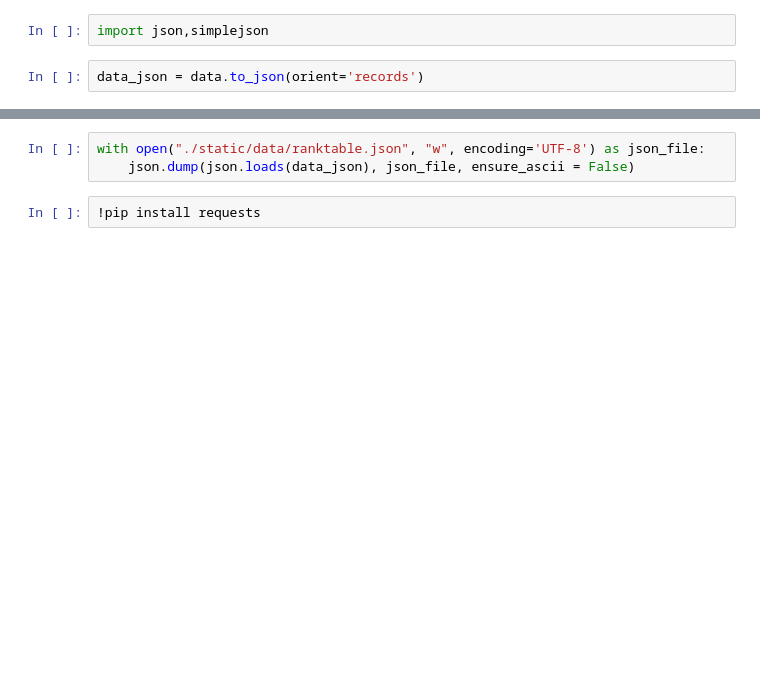
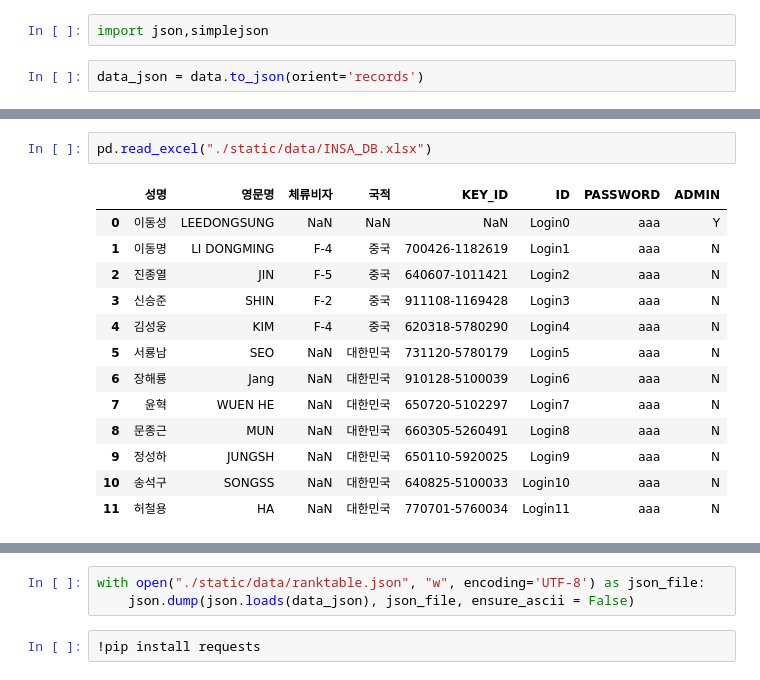
Before and after one commit to abcd00ou/Dong.github.io, a Jupyter notebook: Untitled-1.ipynb, the cells around one changed output, grey strips where cells are left out. Cells and saved outputs as stored; diff of their text form; blank space fills up the shorter version.

```diff
--- a/Untitled-1.ipynb
+++ b/Untitled-1.ipynb
@@ -45,0 +27,16 @@ data_json = data.to_json(orient='records')
+# %%
+pd.read_excel("./static/data/INSA_DB.xlsx")
+# %% [output]
+|  | 성명 | 영문명 | 체류비자 | 국적 | KEY_ID | ID | PASSWORD | ADMIN |
+| 0 | 이동성 | LEEDONGSUNG | NaN | NaN | NaN | Login0 | aaa | Y |
+| 1 | 이동명 | LI DONGMING | F-4 | 중국 | 700426-1182619 | Login1 | aaa | N |
+| 2 | 진종열 | JIN | F-5 | 중국 | 640607-1011421 | Login2 | aaa | N |
+| 3 | 신승준 | SHIN | F-2 | 중국 | 911108-1169428 | Login3 | aaa | N |
+| 4 | 김성웅 | KIM | F-4 | 중국 | 620318-5780290 | Login4 | aaa | N |
+| 5 | 서룡남 | SEO | NaN | 대한민국 | 731120-5780179 | Login5 | aaa | N |
+| 6 | 장해룡 | Jang | NaN | 대한민국 | 910128-5100039 | Login6 | aaa | N |
+| 7 | 윤혁 | WUEN HE | NaN | 대한민국 | 650720-5102297 | Login7 | aaa | N |
+| 8 | 문종근 | MUN | NaN | 대한민국 | 660305-5260491 | Login8 | aaa | N |
+| 9 | 정성하 | JUNGSH | NaN | 대한민국 | 650110-5920025 | Login9 | aaa | N |
+| 10 | 송석구 | SONGSS | NaN | 대한민국 | 640825-5100033 | Login10 | aaa | N |
+| 11 | 허철용 | HA | NaN | 대한민국 | 770701-5760034 | Login11 | aaa | N |
```
Also changed, not shown: parts of 2 cells of this notebook, 7 other files.
